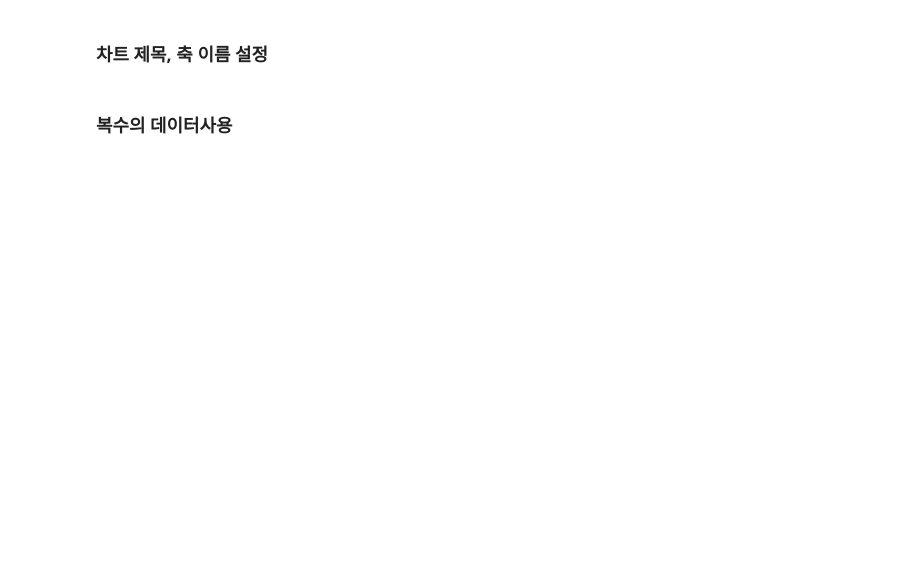
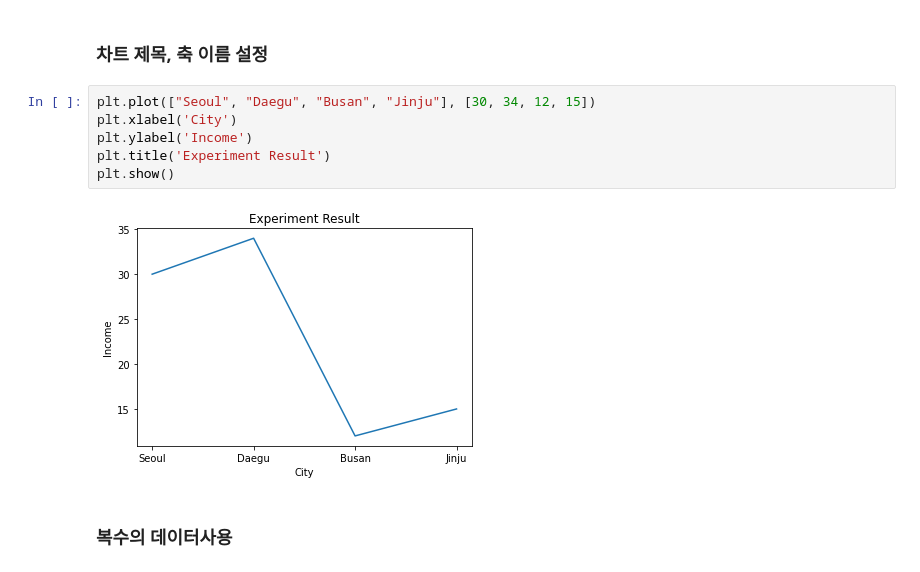
Before and after one commit to zangsu/AI_Hub, a Jupyter notebook: 2022_Mobile_AI_AIHUB/matplotlib.ipynb, the cells around one changed output. Drawn from its saved outputs; the diff is of its cells as text; blank space fills up the shorter version.

```diff
--- a/2022_Mobile_AI_AIHUB/matplotlib.ipynb
+++ b/2022_Mobile_AI_AIHUB/matplotlib.ipynb
@@ -16,4 +27,12 @@
 # %% [markdown]
 ### 차트 제목, 축 이름 설정
+# %%
+plt.plot(["Seoul", "Daegu", "Busan", "Jinju"], [30, 34, 12, 15])
+plt.xlabel('City')
+plt.ylabel('Income')
+plt.title('Experiment Result')
+plt.show()
+# %% [output]
+[figure, added]
 # %% [markdown]
 ### 복수의 데이터사용
```
Also changed, not shown: parts of 12 cells of this notebook.
